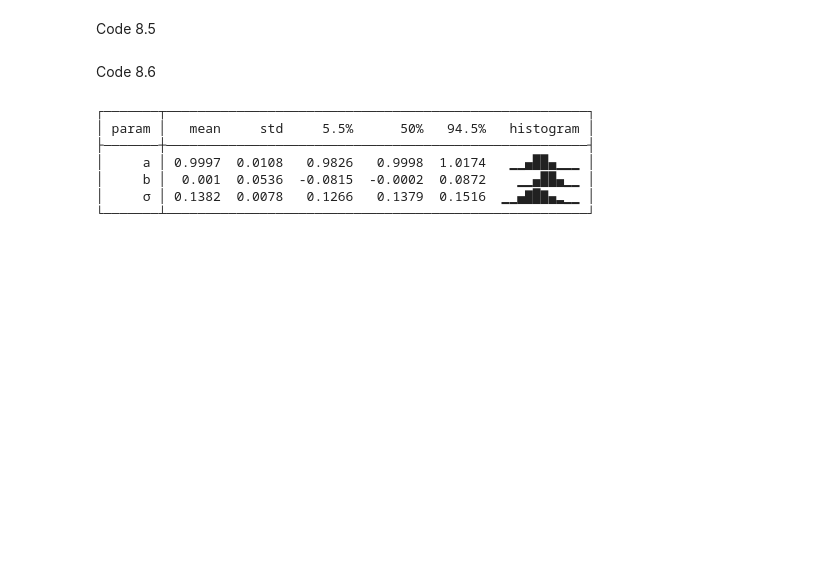
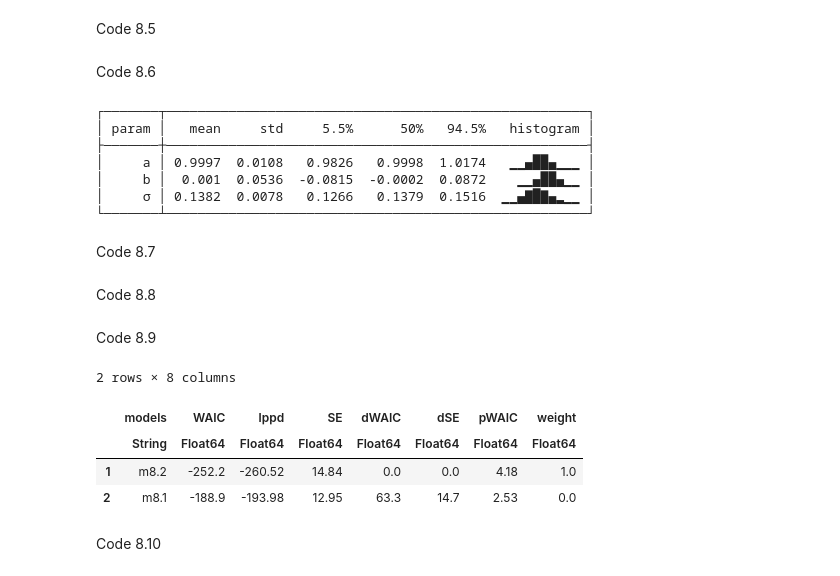
Before and after one commit to Shmuma/rethinking-2ed-julia, a Jupyter notebook: 08-Chapter 8. Conditional Manatees.ipynb, the cells around one changed output. Drawn from its saved outputs; the diff is of its cells as text; code cells hidden in the pictures; blank space fills up the shorter version.

Commit message:
Ch8 cont

```diff
--- a/08-Chapter 8. Conditional Manatees.ipynb
+++ b/08-Chapter 8. Conditional Manatees.ipynb
@@ -92,3 +92,45 @@ precis(m8_1_df)
 │     b │  0.001  0.0536  -0.0815  -0.0002  0.0872    ▁▁▄██▄▁▁ │
 │     σ │ 0.1382  0.0078   0.1266   0.1379  0.1516  ▁▁▄▇█▇▄▂▁▁ │
 └───────┴──────────────────────────────────────────────────────┘
+# %% [markdown]
+Code 8.7
+# %%
+dd[:,:cid] = @. ifelse(dd.cont_africa == 1, 1, 2);
+# %% [markdown]
+Code 8.8
+# %%
+@model function model_m8_2(rugged_std, cid,  log_gdp_std)
+    σ ~ Exponential()
+    a ~ MvNormal([1, 1], 0.1)
+    b ~ Normal(0, 0.3)
+    μ = @. a[cid] + b * (rugged_std - r̄)
+    log_gdp_std ~ MvNormal(μ, σ)
+end
+
+m8_2 = sample(model_m8_2(dd.rugged_std, dd.cid,  dd.log_gdp_std), NUTS(), 1000)
+m8_2_df = DataFrame(m8_2);
+# %% [markdown]
+Code 8.9
+# %%
+# Compute log likelihoods for both models
+fun = (r, (x,y)) -> normlogpdf(r.a + r.b * (x - r̄), r.σ, y)
+m8_1_ll = link(m8_1_df, fun, zip(dd.rugged_std, dd.log_gdp_std))
+m8_1_ll = hcat(m8_1_ll...)
+
+# need DF with a as a vector of both a[1] and a[2]
+df = DataFrame(m8_2_df)
+df[!,:a] = collect.(zip(m8_2_df.:"a[1]", m8_2_df.:"a[2]"))
+
+fun = (r, (x,c,y)) -> normlogpdf(r.a[c] + r.b * (x - r̄), r.σ, y)
+m8_2_ll = link(df, fun, zip(dd.rugged_std, dd.cid, dd.log_gdp_std))
+m8_2_ll = hcat(m8_2_ll...);
+
+compare([m8_1_ll, m8_2_ll], :waic, mnames=["m8.1", "m8.2"])
+# %% [output]
+2 rows × 8 columns
+|  | models | WAIC | lppd | SE | dWAIC | dSE | pWAIC | weight |
+|  | String | Float64 | Float64 | Float64 | Float64 | Float64 | Float64 | Float64 |
+| 1 | m8.2 | -252.2 | -260.52 | 14.84 | 0.0 | 0.0 | 4.18 | 1.0 |
+| 2 | m8.1 | -188.9 | -193.98 | 12.95 | 63.3 | 14.7 | 2.53 | 0.0 |
+# %% [markdown]
+Code 8.10
```
Also changed, not shown: parts of 4 cells of this notebook, 1 other file.
